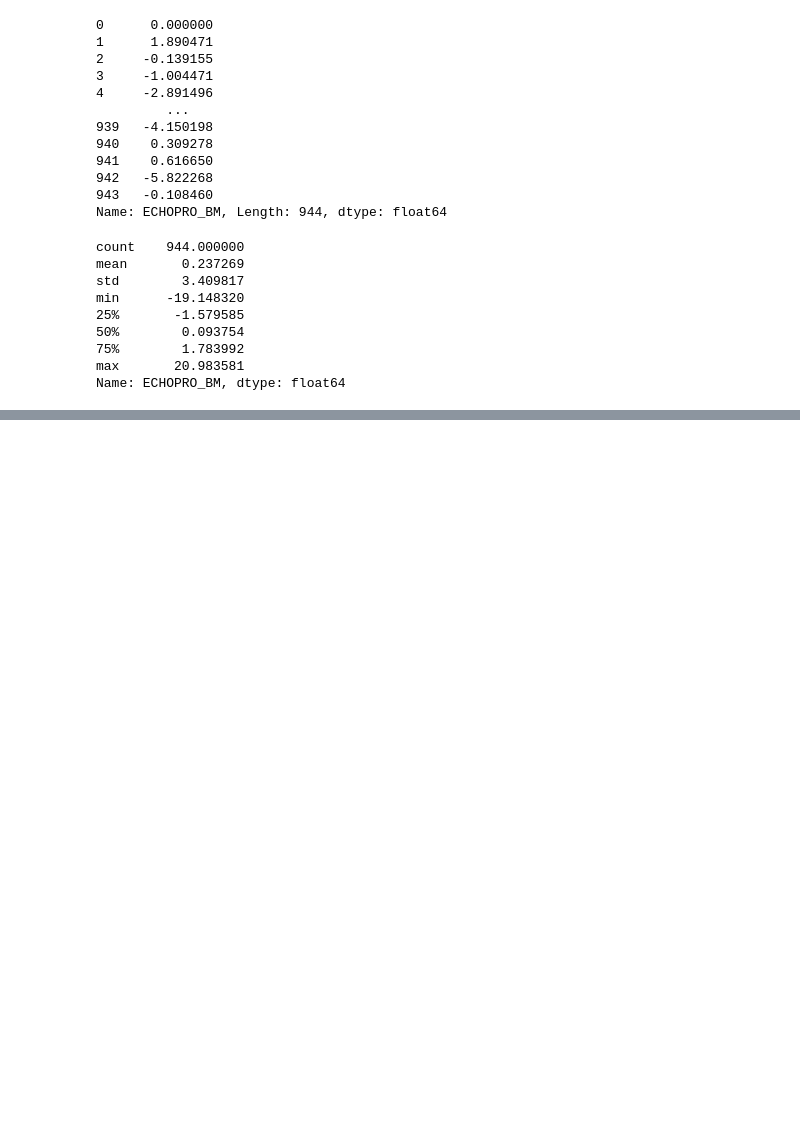
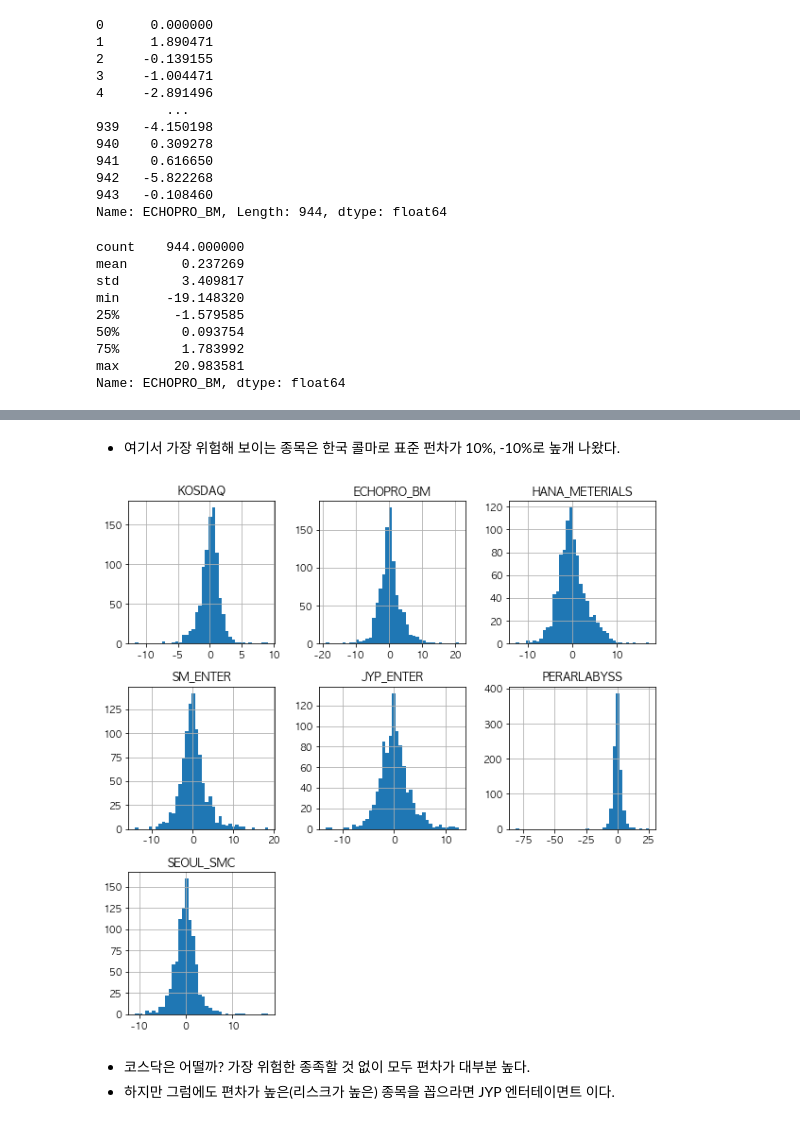
Before and after one commit to Ki-Sung/python_financial_analysis_and_machine_learning, a Jupyter notebook: own_analysis_in_korea/data_analytics_and_visualization.ipynb, the cells around one changed output, grey strips where cells are left out. Drawn from its saved outputs; the diff is of its cells as text; code cells hidden in the pictures; blank space fills up the shorter version.

```diff
--- a/own_analysis_in_korea/data_analytics_and_visualization.ipynb
+++ b/own_analysis_in_korea/data_analytics_and_visualization.ipynb
@@ -490,0 +557,11 @@ kosdaq_stock_daily_return.describe()
+# %% [markdown]
+- 여기서 가장 위험해 보이는 종목은 한국 콜마로 표준 펀차가 10%, -10%로 높개 나왔다.
+# %%
+# 코스닥
+kosdaq_stock_daily_return.hist(figsize=(10, 10), bins=40)     # 몇 개의 구간으로 히스토그램을 그릴 것인지 설정
+plt.show()
+# %% [output]
+[figure, added]
+# %% [markdown]
+- 코스닥은 어떨까? 가장 위험한 종족할 것 없이 모두 편차가 대부분 높다.
+- 하지만 그럼에도 편차가 높은(리스크가 높은) 종목을 꼽으라면 JYP 엔터테이면트 이다.
```
Also changed, not shown: parts of 25 cells of this notebook.
